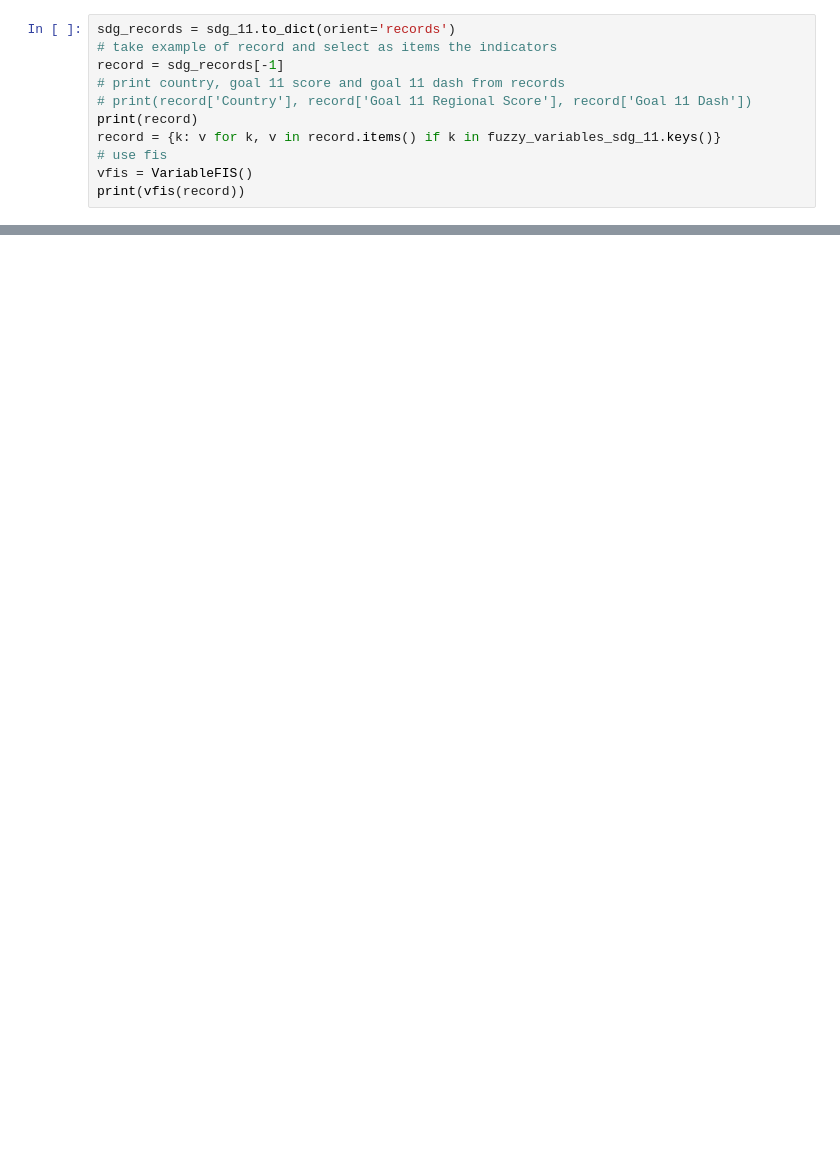
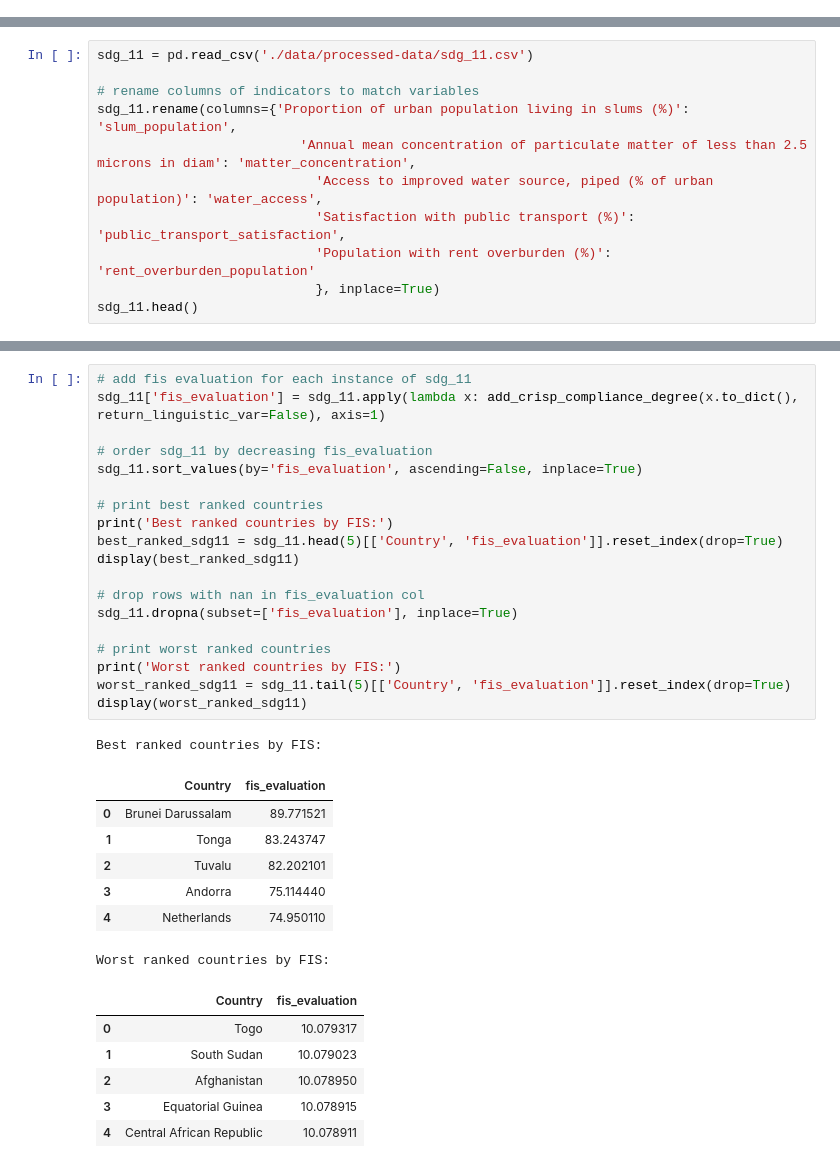
Before and after one commit to marialonsogar/fuzzy-compliance-SDG11, a Jupyter notebook: fuzzy-sdg11/fuzzy-system-demo.ipynb, the cells around one changed output, grey strips where cells are left out. Cells and saved outputs as stored; diff of their text form; blank space fills up the shorter version.

```diff
--- a/fuzzy-sdg11/fuzzy-system-demo.ipynb
+++ b/fuzzy-sdg11/fuzzy-system-demo.ipynb
@@ -520,11 +0,0 @@ sdg_11[sdg_11['Country'] == 'Ireland'].iloc[0].to_dict()
-# %%
-sdg_records = sdg_11.to_dict(orient='records')
-# take example of record and select as items the indicators
-record = sdg_records[-1]
-# print country, goal 11 score and goal 11 dash from records
-# print(record['Country'], record['Goal 11 Regional Score'], record['Goal 11 Dash'])
-print(record)
-record = {k: v for k, v in record.items() if k in fuzzy_variables_sdg_11.keys()}
-# use fis
-vfis = VariableFIS()
-print(vfis(record))
@@ -539,0 +327,11 @@ vfis.output_variable.plot()
+# %%
+sdg_11 = pd.read_csv('./data/processed-data/sdg_11.csv')
+
+# rename columns of indicators to match variables
+sdg_11.rename(columns={'Proportion of urban population living in slums (%)': 'slum_population',
+                          'Annual mean concentration of particulate matter of less than 2.5 microns in diam': 'matter_concentration',
+                            'Access to improved water source, piped (% of urban population)': 'water_access',
+                            'Satisfaction with public transport (%)': 'public_transport_satisfaction',
+                            'Population with rent overburden (%)': 'rent_overburden_population'
+                            }, inplace=True)
+sdg_11.head()
@@ -539,0 +375,34 @@ vfis.output_variable.plot()
+# %%
+# add fis evaluation for each instance of sdg_11
+sdg_11['fis_evaluation'] = sdg_11.apply(lambda x: add_crisp_compliance_degree(x.to_dict(), return_linguistic_var=False), axis=1)
+
+# order sdg_11 by decreasing fis_evaluation
+sdg_11.sort_values(by='fis_evaluation', ascending=False, inplace=True)
+
+# print best ranked countries
+print('Best ranked countries by FIS:')
+best_ranked_sdg11 = sdg_11.head(5)[['Country', 'fis_evaluation']].reset_index(drop=True)
+display(best_ranked_sdg11)
+
+# drop rows with nan in fis_evaluation col
+sdg_11.dropna(subset=['fis_evaluation'], inplace=True)
+
+# print worst ranked countries
+print('Worst ranked countries by FIS:')
+worst_ranked_sdg11 = sdg_11.tail(5)[['Country', 'fis_evaluation']].reset_index(drop=True)
+display(worst_ranked_sdg11)
+# %% [output]
+Best ranked countries by FIS:
+|  | Country | fis_evaluation |
+| 0 | Brunei Darussalam | 89.771521 |
+| 1 | Tonga | 83.243747 |
+| 2 | Tuvalu | 82.202101 |
+| 3 | Andorra | 75.114440 |
+| 4 | Netherlands | 74.950110 |
+Worst ranked countries by FIS:
+|  | Country | fis_evaluation |
+| 0 | Togo | 10.079317 |
+| 1 | South Sudan | 10.079023 |
+| 2 | Afghanistan | 10.078950 |
+| 3 | Equatorial Guinea | 10.078915 |
+| 4 | Central African Republic | 10.078911 |
```
Also changed, not shown: parts of 57 cells of this notebook, 16 other files.
